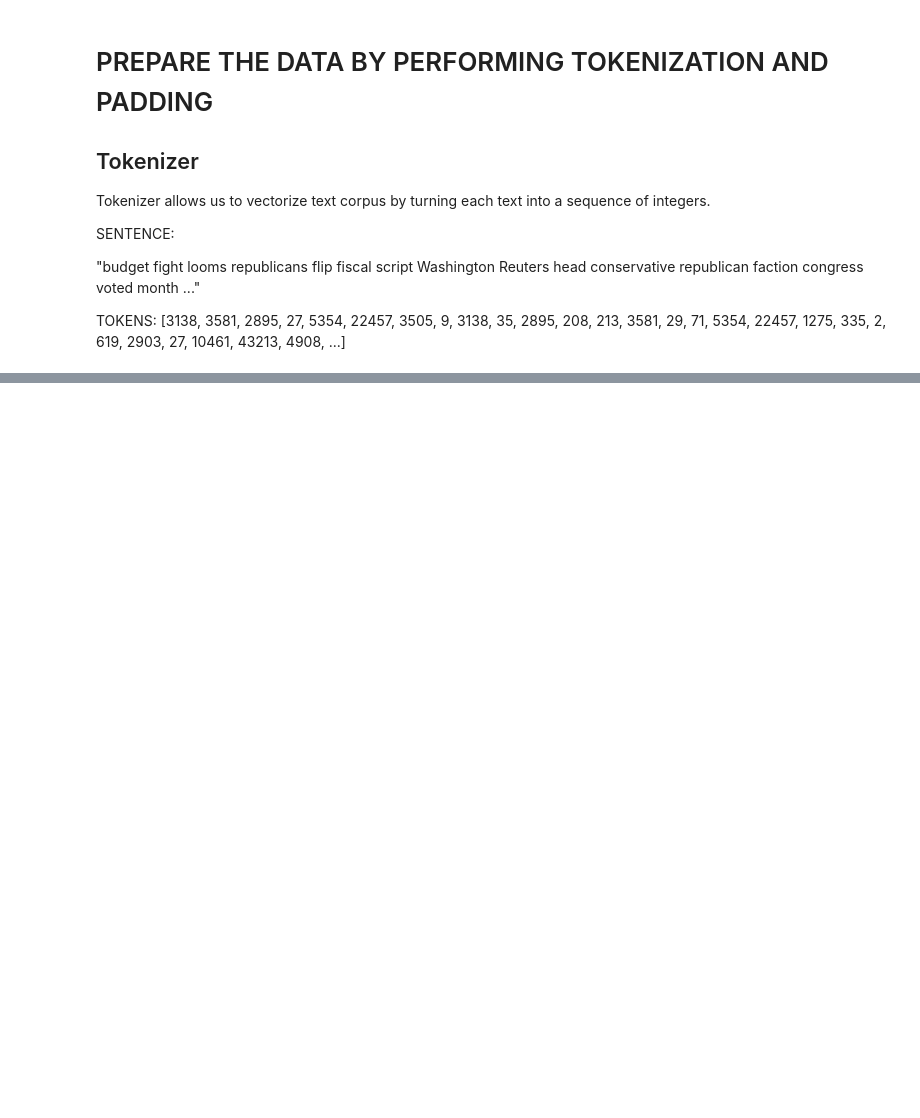
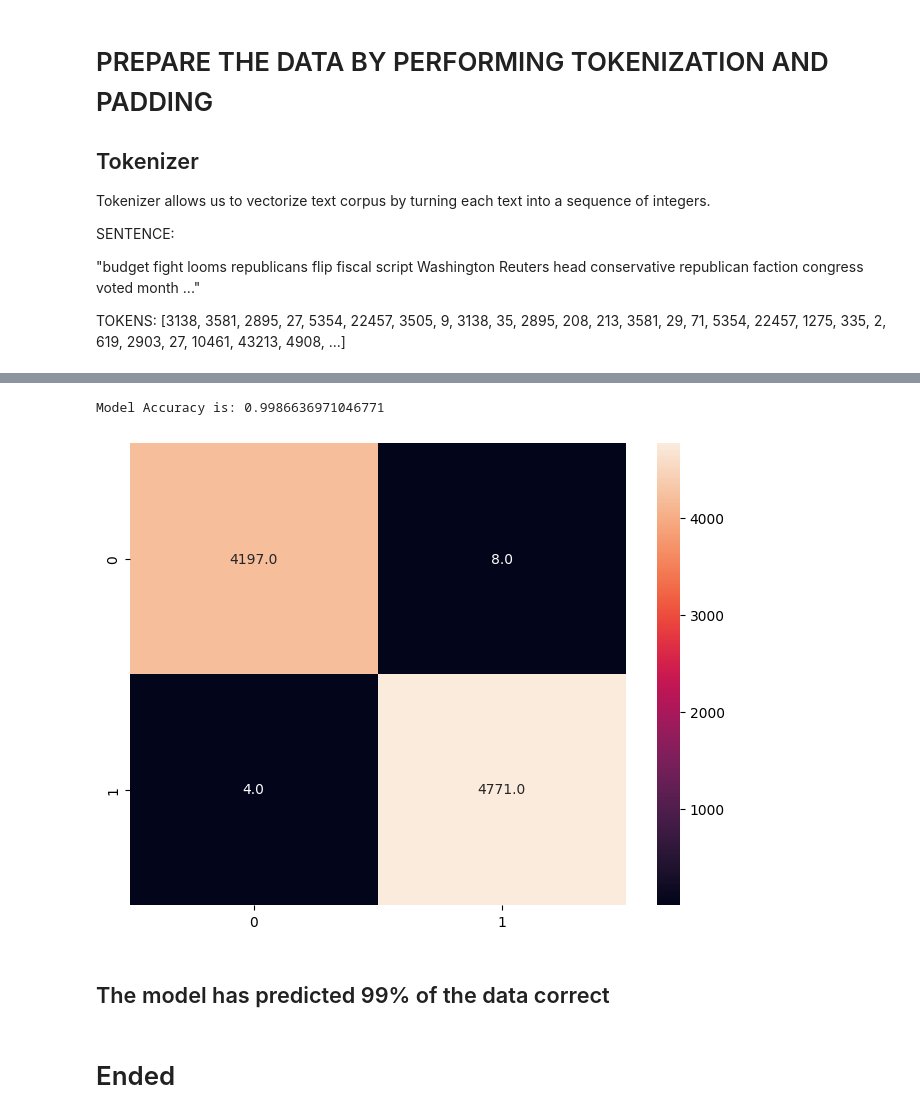
Before and after one commit to Uzair-A-Jokhio/Fake-News-Classifier, a Jupyter notebook: FakeNewsClassifier.ipynb, the cells around one changed output, grey strips where cells are left out. Drawn from its saved outputs; the diff is of its cells as text; code cells hidden in the pictures; blank space fills up the shorter version.

```diff
--- a/FakeNewsClassifier.ipynb
+++ b/FakeNewsClassifier.ipynb
@@ -252,0 +333,5 @@ from nltk import word_tokenize
+# %%
+y_train = np.asarray(y_train)
+# %%
+model.fit(padded_train, y_train, batch_size = 64,
+          validation_split = 0.1, epochs = 2)
@@ -252,0 +346,2 @@ from nltk import word_tokenize
+# %%
+pred =  model.predict(padded_test)
@@ -252,0 +350,28 @@ from nltk import word_tokenize
+# %%
+prediction = []
+
+for i in range(len(pred)):
+    if pred[i].item() > 0.5:
+        prediction.append(1)
+    else:
+        prediction.append(0)
+# %%
+from sklearn.metrics import accuracy_score
+
+accuracy = accuracy_score(list(y_test), prediction)
+
+print(f"Model Accuracy is: {accuracy}")
+# %% [output]
+Model Accuracy is: 0.9986636971046771
+# %%
+from sklearn.metrics import confusion_matrix
+cm = confusion_matrix(list(y_test), prediction)
+plt.figure(figsize=(8,6))
+sns.heatmap(cm, annot=True, fmt=".1f")
+plt.show()
+# %% [output]
+[figure, added]
+# %% [markdown]
+## The model has predicted 99% of the data correct
+# %% [markdown]
+# Ended
```
Also changed, not shown: parts of 19 cells of this notebook.
